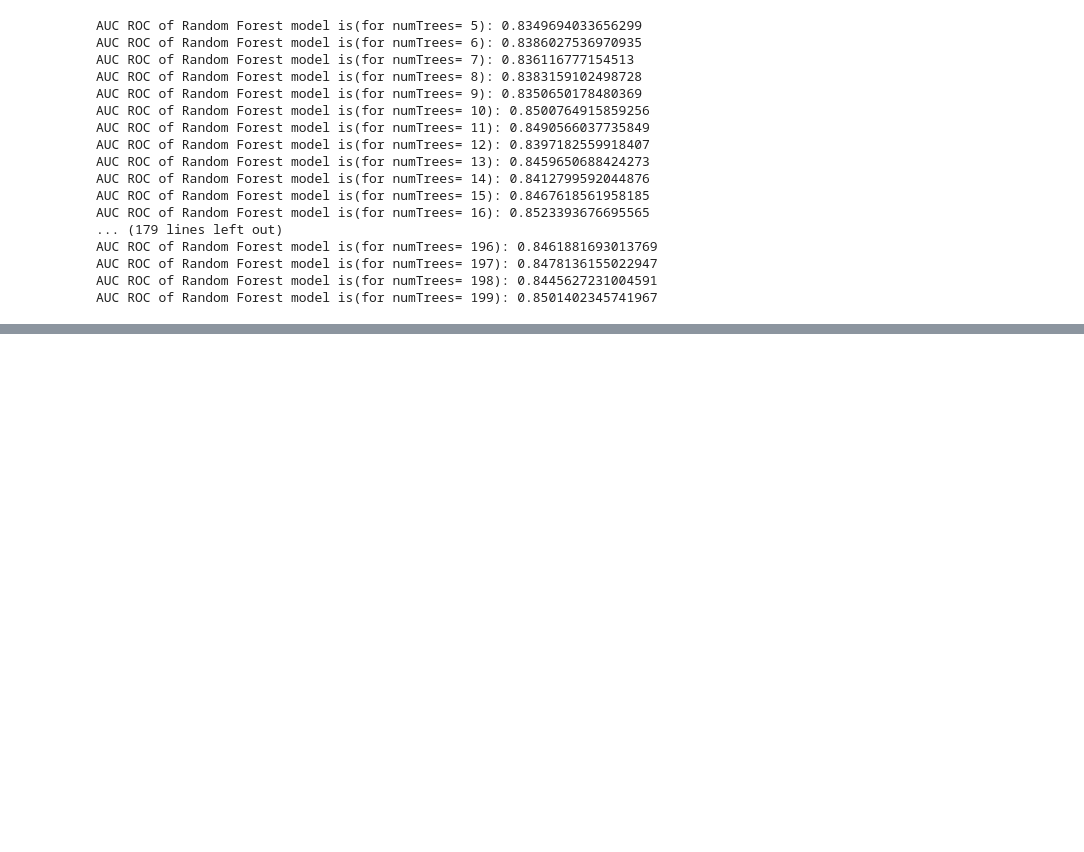
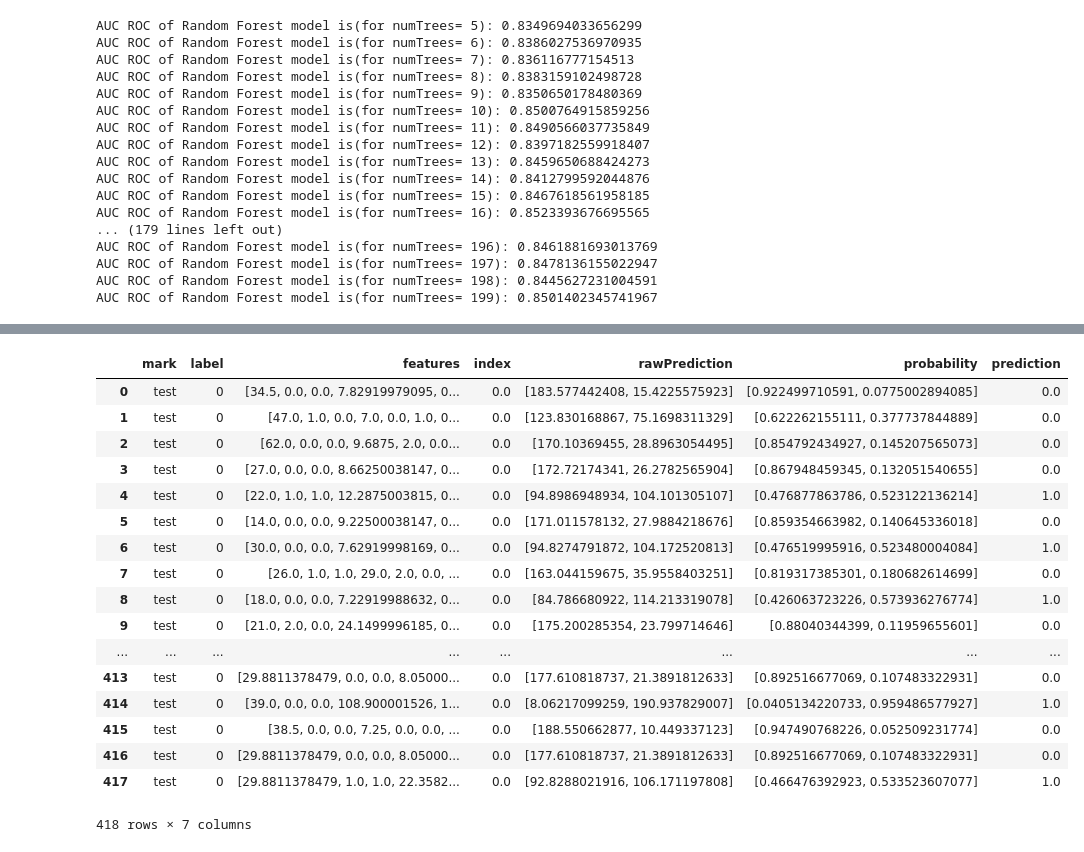
Before and after one commit to smitabhosale9/learn-spark-python, a Jupyter notebook: notebooks/Spark_Activities_04_Titanic.ipynb, the cells around one changed output, grey strips where cells are left out. Saved outputs shown, nothing was run; the diff lists cells and outputs as text; code cells hidden in the pictures; blank space fills up the shorter version.

```diff
--- a/notebooks/Spark_Activities_04_Titanic.ipynb
+++ b/notebooks/Spark_Activities_04_Titanic.ipynb
@@ -1001,9 +1060,9 @@ only showing top 5 rows
 # %%
 from pyspark.ml.classification import DecisionTreeClassifier, RandomForestClassifier, GBTClassifier
 
-dt = DecisionTreeClassifier(maxDepth = 3, labelCol ='index').fit(train)
-rf = RandomForestClassifier(numTrees = 100, labelCol = 'index').fit(train)
-gbt = GBTClassifier(maxIter = 10, labelCol = 'index').fit(train)
+dt = DecisionTreeClassifier(maxDepth = 15, labelCol ='index').fit(train)
+#rf = RandomForestClassifier(numTrees = 100, labelCol = 'index').fit(train)
+#gbt = GBTClassifier(maxIter = 10, labelCol = 'index').fit(train)
 # %%
 models = {'LogisticRegression':lr,
           'DecistionTree':dt,
@@ -1094,6 +1153,25 @@ model.show(40)
 +----+-----+--------------------+-----+--------------------+--------------------+----------+
 only showing top 40 rows
 # %%
-model.toPandas().to_csv('submission_titanic.csv')
+model.toPandas()#.to_csv('submission_titanic.csv')
+# %% [output]
+|  | mark | label | features | index | rawPrediction | probability | prediction |
+| 0 | test | 0 | [34.5, 0.0, 0.0, 7.82919979095, 0... | 0.0 | [183.577442408, 15.4225575923] | [0.922499710591, 0.0775002894085] | 0.0 |
+| 1 | test | 0 | [47.0, 1.0, 0.0, 7.0, 0.0, 1.0, 0... | 0.0 | [123.830168867, 75.1698311329] | [0.622262155111, 0.377737844889] | 0.0 |
+| 2 | test | 0 | [62.0, 0.0, 0.0, 9.6875, 2.0, 0.0... | 0.0 | [170.10369455, 28.8963054495] | [0.854792434927, 0.145207565073] | 0.0 |
+| 3 | test | 0 | [27.0, 0.0, 0.0, 8.66250038147, 0... | 0.0 | [172.72174341, 26.2782565904] | [0.867948459345, 0.132051540655] | 0.0 |
+| 4 | test | 0 | [22.0, 1.0, 1.0, 12.2875003815, 0... | 0.0 | [94.8986948934, 104.101305107] | [0.476877863786, 0.523122136214] | 1.0 |
+| 5 | test | 0 | [14.0, 0.0, 0.0, 9.22500038147, 0... | 0.0 | [171.011578132, 27.9884218676] | [0.859354663982, 0.140645336018] | 0.0 |
+| 6 | test | 0 | [30.0, 0.0, 0.0, 7.62919998169, 0... | 0.0 | [94.8274791872, 104.172520813] | [0.476519995916, 0.523480004084] | 1.0 |
+| 7 | test | 0 | [26.0, 1.0, 1.0, 29.0, 2.0, 0.0, ... | 0.0 | [163.044159675, 35.9558403251] | [0.819317385301, 0.180682614699] | 0.0 |
+| 8 | test | 0 | [18.0, 0.0, 0.0, 7.22919988632, 0... | 0.0 | [84.786680922, 114.213319078] | [0.426063723226, 0.573936276774] | 1.0 |
+| 9 | test | 0 | [21.0, 2.0, 0.0, 24.1499996185, 0... | 0.0 | [175.200285354, 23.799714646] | [0.88040344399, 0.11959655601] | 0.0 |
+| ... | ... | ... | ... | ... | ... | ... | ... |
+| 413 | test | 0 | [29.8811378479, 0.0, 0.0, 8.05000... | 0.0 | [177.610818737, 21.3891812633] | [0.892516677069, 0.107483322931] | 0.0 |
+| 414 | test | 0 | [39.0, 0.0, 0.0, 108.900001526, 1... | 0.0 | [8.06217099259, 190.937829007] | [0.0405134220733, 0.959486577927] | 1.0 |
+| 415 | test | 0 | [38.5, 0.0, 0.0, 7.25, 0.0, 0.0, ... | 0.0 | [188.550662877, 10.449337123] | [0.947490768226, 0.052509231774] | 0.0 |
+| 416 | test | 0 | [29.8811378479, 0.0, 0.0, 8.05000... | 0.0 | [177.610818737, 21.3891812633] | [0.892516677069, 0.107483322931] | 0.0 |
+| 417 | test | 0 | [29.8811378479, 1.0, 1.0, 22.3582... | 0.0 | [92.8288021916, 106.171197808] | [0.466476392923, 0.533523607077] | 1.0 |
+418 rows × 7 columns
 # %%
 #sc.stop()
```
Also changed, not shown: parts of 10 cells of this notebook.
